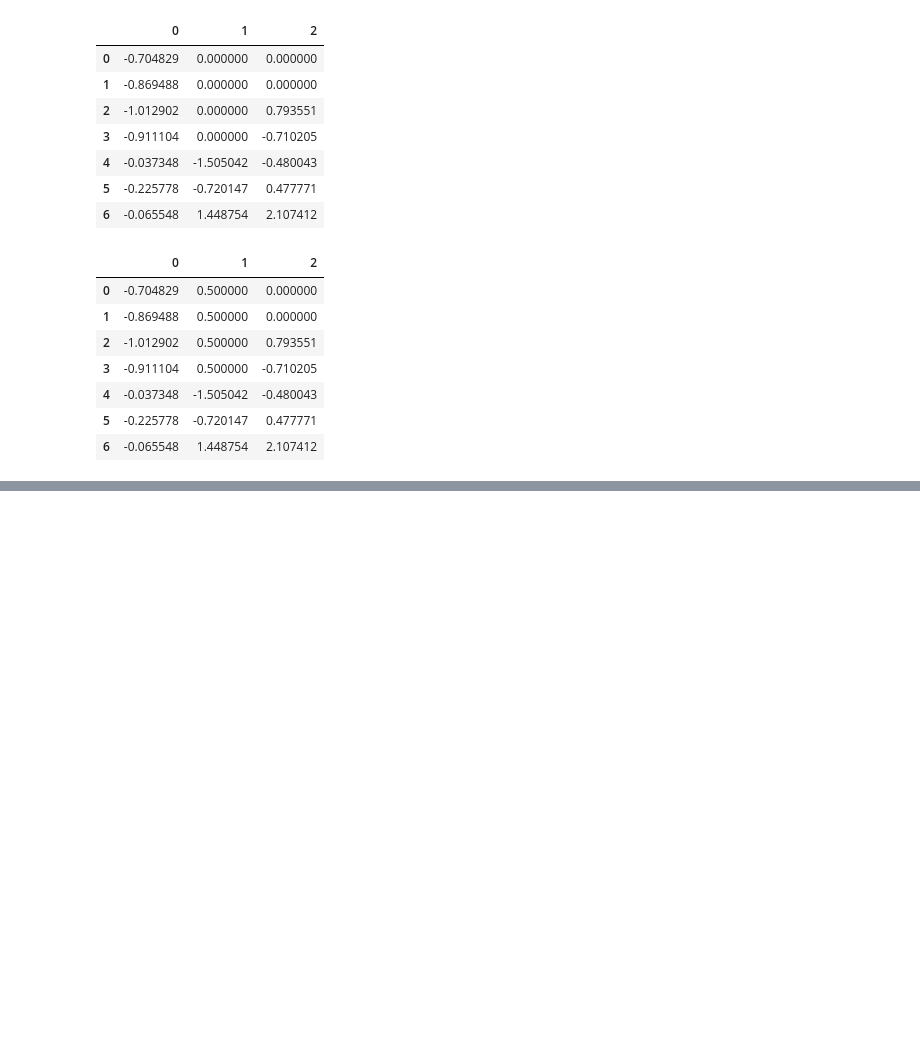
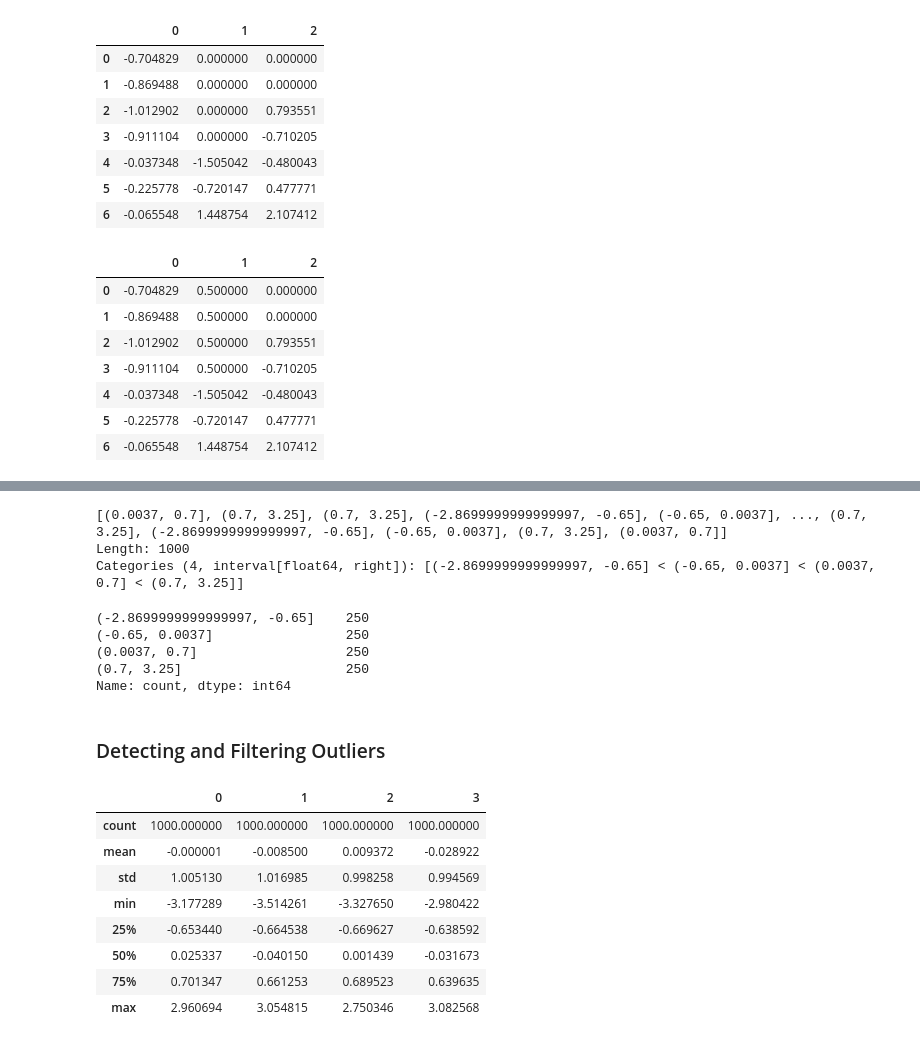
Before and after one commit to mikerly131/WesDataWrangling, a Jupyter notebook: Chapter7WorkAlong.ipynb, the cells around one changed output, grey strips where cells are left out. Drawn from its saved outputs; the diff is of its cells as text; code cells hidden in the pictures; blank space fills up the shorter version.

```diff
--- a/Chapter7WorkAlong.ipynb
+++ b/Chapter7WorkAlong.ipynb
@@ -168,0 +441,16 @@ df
+# %%
+quartiles
+# %% [output]
+[(0.0037, 0.7], (0.7, 3.25], (0.7, 3.25], (-2.8699999999999997, -0.65], (-0.65, 0.0037], ..., (0.7, 3.25], (-2.8699999999999997, -0.65], (-0.65, 0.0037], (0.7, 3.25], (0.0037, 0.7]]
+Length: 1000
+Categories (4, interval[float64, right]): [(-2.8699999999999997, -0.65] < (-0.65, 0.0037] < (0.0037, 0.7] < (0.7, 3.25]]
+# %%
+pd.value_counts(quartiles)
+# %% [output]
+(-2.8699999999999997, -0.65]    250
+(-0.65, 0.0037]                 250
+(0.0037, 0.7]                   250
+(0.7, 3.25]                     250
+Name: count, dtype: int64
+# %% [markdown]
+### Detecting and Filtering Outliers
@@ -168,0 +459,12 @@ df
+# %%
+data.describe()
+# %% [output]
+|  | 0 | 1 | 2 | 3 |
+| count | 1000.000000 | 1000.000000 | 1000.000000 | 1000.000000 |
+| mean | -0.000001 | -0.008500 | 0.009372 | -0.028922 |
+| std | 1.005130 | 1.016985 | 0.998258 | 0.994569 |
+| min | -3.177289 | -3.514261 | -3.327650 | -2.980422 |
+| 25% | -0.653440 | -0.664538 | -0.669627 | -0.638592 |
+| 50% | 0.025337 | -0.040150 | 0.001439 | -0.031673 |
+| 75% | 0.701347 | 0.661253 | 0.689523 | 0.639635 |
+| max | 2.960694 | 3.054815 | 2.750346 | 3.082568 |
```
Also changed, not shown: parts of 55 cells of this notebook.
